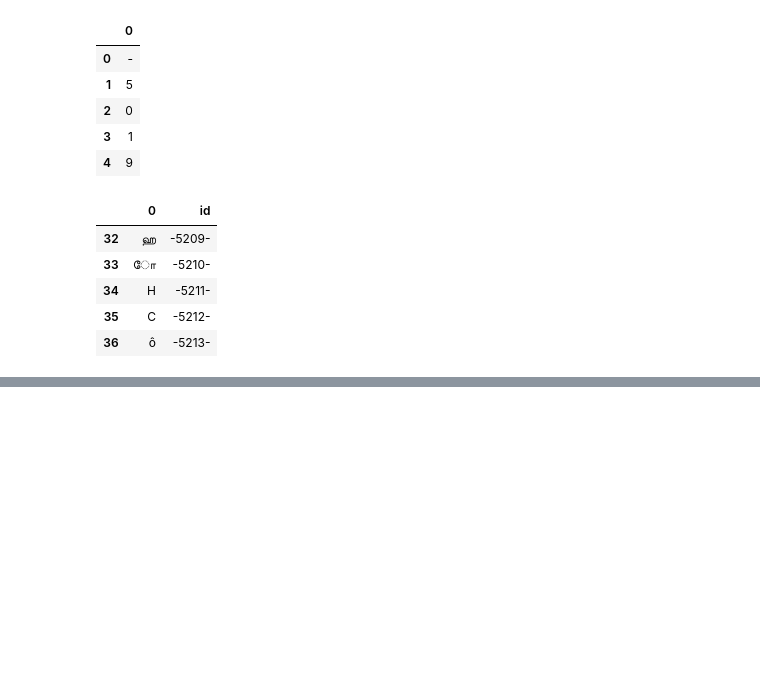
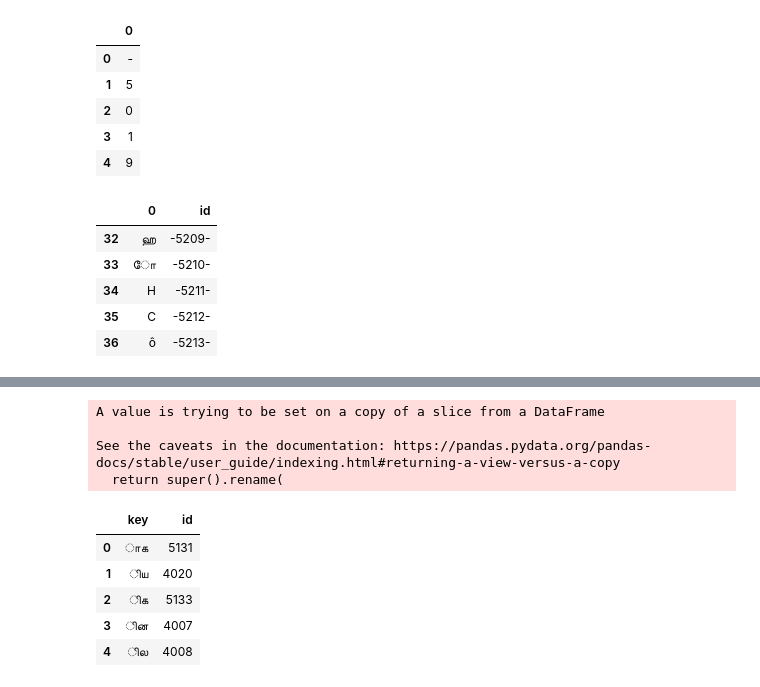
Before and after one commit to Kee2u/Deciphering_the_Indus_Valley_Script, a Jupyter notebook: Preprocessing/Convert_morphemes.ipynb, the cells around one changed output, grey strips where cells are left out. Cells and saved outputs as stored; diff of their text form; code cells hidden in the pictures; blank space fills up the shorter version.

Commit message:
Adding code for all logograms

```diff
--- a/Preprocessing/Convert_morphemes.ipynb
+++ b/Preprocessing/Convert_morphemes.ipynb
@@ -516,0 +543,33 @@ for j in range(len(tamildatalemma)):
+# %%
+#Creating list with all logograms
+syllables = VC_df[["VC", "id"]]
+syllables.rename(columns = {"VC": "key"}, inplace = True)
+CV_df_temp = CV_df[["CV", "id"]]
+CV_df_temp.rename(columns = {"CV": "key"}, inplace = True)
+syllables = syllables.append(CV_df_temp)
+letters_df.rename(columns = {0: "key"}, inplace = True)
+syllables = syllables.append(letters_df)
+
+clitics_temp = clitics[["form", "id"]]
+clitics_temp.rename(columns = {"form": "key"}, inplace = True)
+syllables = syllables.append(clitics_temp)
+
+lemmas_temp = lemmas[["lemma", "id"]]
+lemmas_temp.rename(columns = {"lemma": "key"}, inplace = True)
+syllables = syllables.append(lemmas_temp)
+syllables["id"] = syllables["id"].str.replace('-', '')
+
+syllables.drop_duplicates(inplace = True)
+syllables.reset_index(drop=True, inplace = True)
+syllables.head()
+# %% [output]
+A value is trying to be set on a copy of a slice from a DataFrame
+
+See the caveats in the documentation: https://pandas.pydata.org/pandas-docs/stable/user_guide/indexing.html#returning-a-view-versus-a-copy
+  return super().rename(
+|  | key | id |
+| 0 | ாக | 5131 |
+| 1 | ிய | 4020 |
+| 2 | ிக | 5133 |
+| 3 | ின | 4007 |
+| 4 | ில | 4008 |
```
Also changed, not shown: parts of 3 cells of this notebook.
